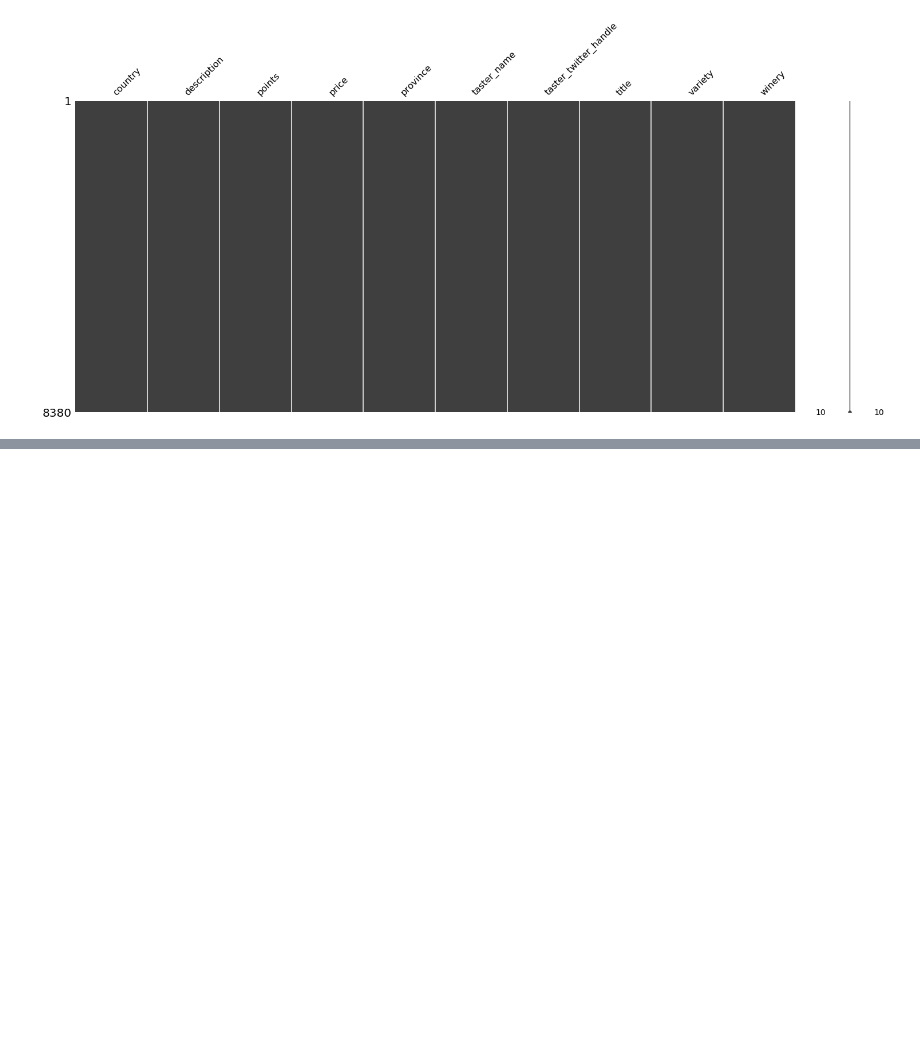
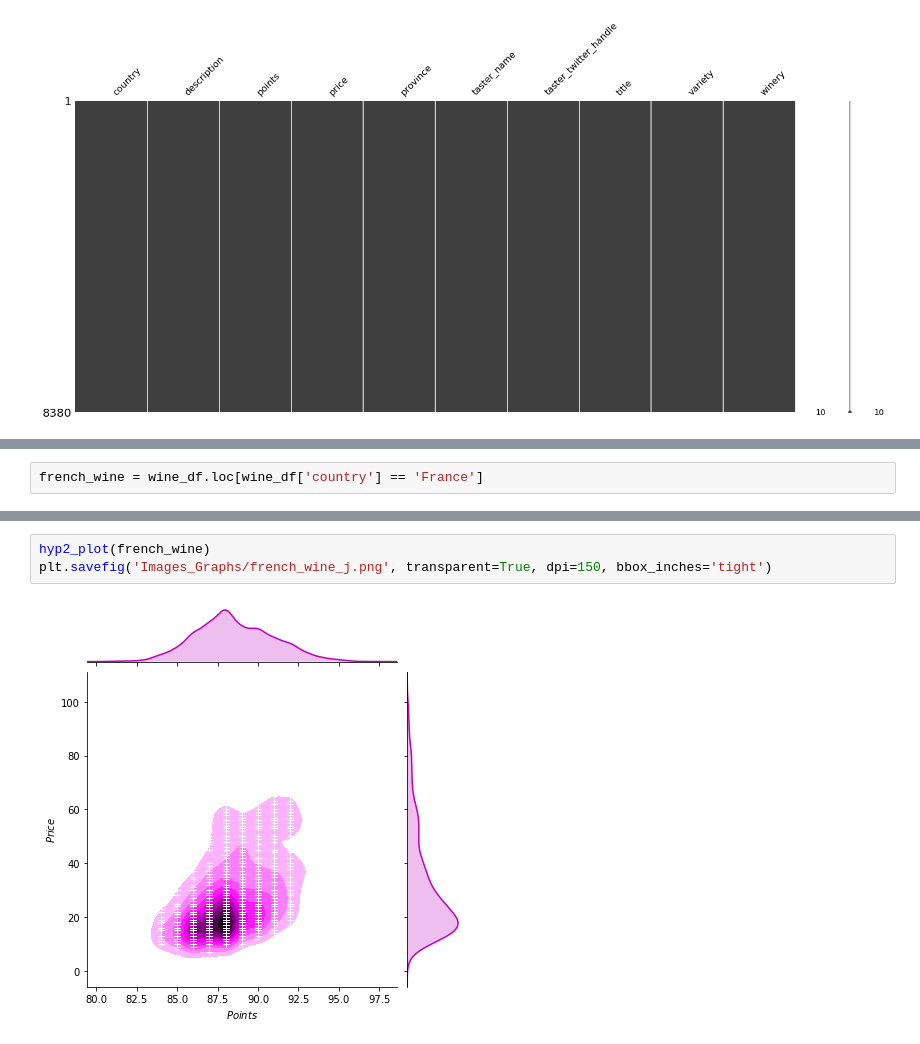
Before and after one commit to nzauner/Wine_Project, a Jupyter notebook: Wine_Analysis.ipynb, the cells around one changed output, grey strips where cells are left out. Cells and saved outputs as stored; diff of their text form; blank space fills up the shorter version.

```diff
--- a/Wine_Analysis.ipynb
+++ b/Wine_Analysis.ipynb
@@ -46,0 +38,2 @@ wine_df.groupby("country")['price'].describe()
+# %%
+french_wine = wine_df.loc[wine_df['country'] == 'France']
@@ -46,0 +117,5 @@ wine_df.groupby("country")['price'].describe()
+# %%
+hyp2_plot(french_wine)
+plt.savefig('Images_Graphs/french_wine_j.png', transparent=True, dpi=150, bbox_inches='tight')
+# %% [output]
+[figure, added]
```
Also changed, not shown: parts of 30 cells of this notebook, 12 other files.
